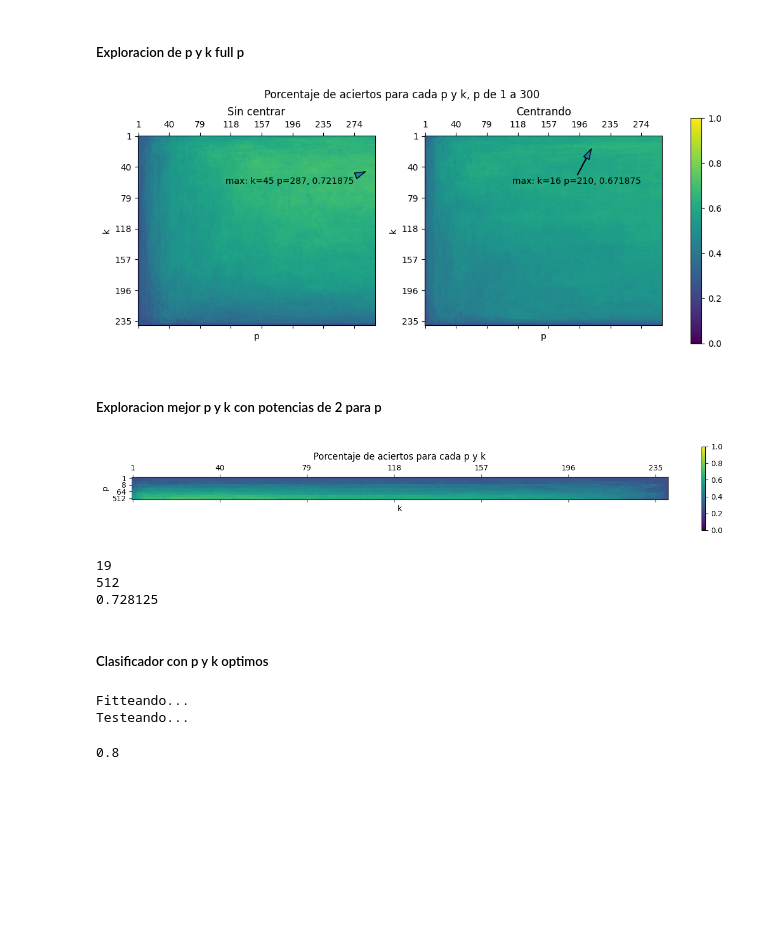
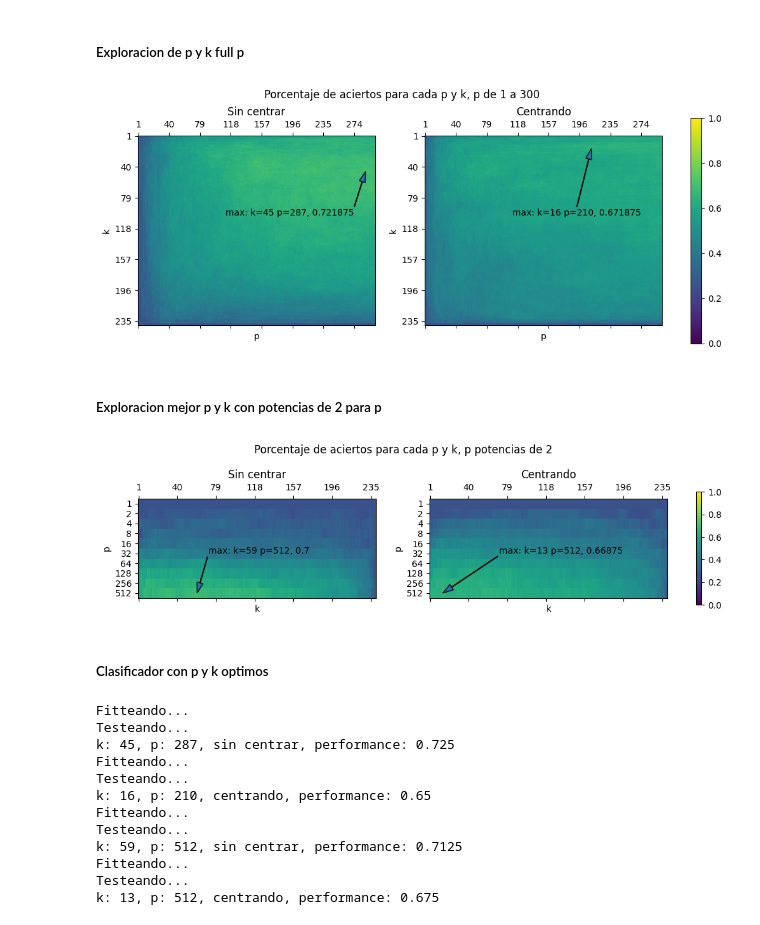
Before and after one commit to mamertowo/tp-mn-2, a Jupyter notebook: notebook.ipynb, the cells around one changed output. Cells and saved outputs as stored; diff of their text form; code cells hidden in the pictures; blank space fills up the shorter version.

```diff
--- a/notebook.ipynb
+++ b/notebook.ipynb
@@ -628,27 +628,27 @@ anotaciones_full = {
 # %%
 fig, axs = plt.subplots(1, 2, figsize=(10, 10))
 fig.suptitle("Porcentaje de aciertos para cada p y k, p de 1 a 300", y=0.7)
 
 pcm = axs[0].matshow(vs_full_graficar_sin_centrar, vmin=0, vmax=1)
 axs[0].set_xticks(np.arange(0, len(ps_full_graficar_sin_centrar), 39), ps_full_graficar_sin_centrar[np.arange(0, len(ps_full_graficar_sin_centrar), 39)])
 axs[0].set_yticks(np.arange(0, len(ks_full_graficar_sin_centrar), 39), ks_full_graficar_sin_centrar[np.arange(0, len(ks_full_graficar_sin_centrar), 39)])
 axs[0].set_xlabel("p")
 axs[0].set_ylabel("k")
 axs[0].set_title("Sin centrar")
-axs[0].annotate(anotaciones_full["sin_centrar"], anotaciones_full["sin_centrar_pos"], (110, 60), arrowprops={"width": 0.5, "headwidth": 7})
+axs[0].annotate(anotaciones_full["sin_centrar"], anotaciones_full["sin_centrar_pos"], (110, 100), arrowprops={"width": 0.5, "headwidth": 7})
 
 pcm = axs[1].matshow(vs_full_graficar_centrar, vmin=0, vmax=1)
 axs[1].set_xticks(np.arange(0, len(ps_full_graficar_centrar), 39), ps_full_graficar_centrar[np.arange(0, len(ps_full_graficar_centrar), 39)])
 axs[1].set_yticks(np.arange(0, len(ks_full_graficar_centrar), 39), ks_full_graficar_centrar[np.arange(0, len(ks_full_graficar_centrar), 39)])
 axs[1].set_xlabel("p")
 axs[1].set_ylabel("k")
 axs[1].set_title("Centrando")
-axs[1].annotate(anotaciones_full["centrar"], anotaciones_full["centrar_pos"], (110, 60), arrowprops={"width": 0.5, "headwidth": 7})
+axs[1].annotate(anotaciones_full["centrar"], anotaciones_full["centrar_pos"], (110, 100), arrowprops={"width": 0.5, "headwidth": 7})
 
 plt.tight_layout(pad=2)
 fig.colorbar(pcm, ax=axs[:], fraction=0.02);
 # %% [output]
-[figure, old version]
+[figure, new version]
 # %% [markdown]
 ##### Exploracion mejor p y k con potencias de 2 para p
 # %%
@@ -700,21 +699,0 @@ ks_potencias_graficar, ps_potencias_graficar, vs_potencias_graficar = mejorKyPPo
-# %%
-plt.matshow(vs_potencias_graficar.T, vmin=0, vmax=1)
-plt.yticks(np.arange(0, len(ps_potencias_graficar), 3), ps_potencias_graficar[np.arange(0, len(ps_potencias_graficar), 3)])
-plt.xticks(np.arange(0, len(ks_potencias_graficar), 39), ks_potencias_graficar[np.arange(0, len(ks_potencias_graficar), 39)])
-plt.xlabel("k")
-plt.ylabel("p")
-plt.title("Porcentaje de aciertos para cada p y k")
-# plt.arrow(275, 23, 1, 1, edgecolor="red")
-#plt.annotate("max: k=16, p=295, 0.69", (295, 16), (110, 60), arrowprops={"width": 0.5, "headwidth": 7})
-plt.colorbar();
-# %% [output]
-[figure, removed]
-# %%
-ind = np.unravel_index(np.argmax(vs_potencias_graficar, axis=None), vs_potencias_graficar.shape)
-print(ks_potencias_graficar[ind[0]])
-print(ps_potencias_graficar[ind[1]])
-print(vs_potencias_graficar[ind])
-# %% [output]
-19
-512
-0.728125
@@ -721,3 +721,27 @@ print(vs_potencias_graficar[ind])
+# %%
+fig, axs = plt.subplots(1, 2, figsize=(10, 10))
+fig.suptitle("Porcentaje de aciertos para cada p y k, p potencias de 2", y=0.64)
+
+pcm = axs[0].matshow(vs_potencias_graficar_sin_centrar.T, vmin=0, vmax=1, aspect='10')
+axs[0].set_yticks(np.arange(0, len(ps_potencias_graficar_sin_centrar), 1), ps_potencias_graficar_sin_centrar[np.arange(0, len(ps_potencias_graficar_sin_centrar), 1)])
+axs[0].set_xticks(np.arange(0, len(ks_potencias_graficar_sin_centrar), 39), ks_potencias_graficar_sin_centrar[np.arange(0, len(ks_potencias_graficar_sin_centrar), 39)])
+axs[0].set_xlabel("k")
+axs[0].set_ylabel("p")
+axs[0].set_title("Sin centrar")
+axs[0].annotate(anotaciones_potencias["sin_centrar"], anotaciones_potencias["sin_centrar_pos"], (70, 5), arrowprops={"width": 0.5, "headwidth": 7})
+
+pcm = axs[1].matshow(vs_potencias_graficar_centrar.T, vmin=0, vmax=1, aspect='10')
+axs[1].set_yticks(np.arange(0, len(ps_potencias_graficar_centrar), 1), ps_potencias_graficar_centrar[np.arange(0, len(ps_potencias_graficar_centrar), 1)])
+axs[1].set_xticks(np.arange(0, len(ks_potencias_graficar_centrar), 39), ks_potencias_graficar_centrar[np.arange(0, len(ks_potencias_graficar_centrar), 39)])
+axs[1].set_xlabel("k")
+axs[1].set_ylabel("p")
+axs[1].set_title("Centrando")
+axs[1].annotate(anotaciones_potencias["centrar"], anotaciones_potencias["centrar_pos"], (70, 5), arrowprops={"width": 0.5, "headwidth": 7})
+
+plt.tight_layout(pad=2)
+fig.colorbar(pcm, ax=axs[:], fraction=0.01);
+# %% [output]
+[figure, added]
 # %% [markdown]
 ##### Clasificador con p y k optimos
 # %%
@@ -740,9 +762,21 @@ def clasificarConKyP(tabla, cantidad_dimensiones, p, k, centrar):
             correctos += 1
 
     return correctos / len(test_generos)
-# %%
-clasificarConKyP(global_tabla, 1000, 512, 19, False)
-# %% [output]
-Fitteando...
-Testeando...
-0.8
+# %%
+print("k: 45, p: 287, sin centrar, performance: " + str(clasificarConKyP(global_tabla, 1000, 287, 45, False)))
+print("k: 16, p: 210, centrando, performance: " + str(clasificarConKyP(global_tabla, 1000, 210, 16, True)))
+print("k: 59, p: 512, sin centrar, performance: " + str(clasificarConKyP(global_tabla, 1000, 512, 59, False)))
+print("k: 13, p: 512, centrando, performance: " + str(clasificarConKyP(global_tabla, 1000, 512, 13, True)))
+# %% [output]
+Fitteando...
+Testeando...
+k: 45, p: 287, sin centrar, performance: 0.725
+Fitteando...
+Testeando...
+k: 16, p: 210, centrando, performance: 0.65
+Fitteando...
+Testeando...
+k: 59, p: 512, sin centrar, performance: 0.7125
+Fitteando...
+Testeando...
+k: 13, p: 512, centrando, performance: 0.675
```
Also changed, not shown: parts of 4 cells of this notebook.
